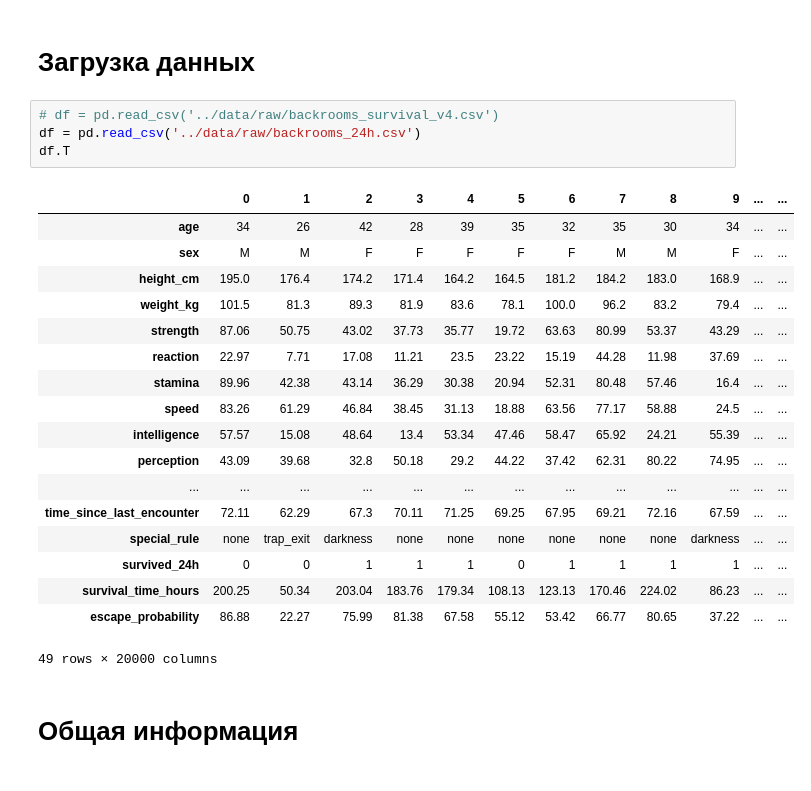
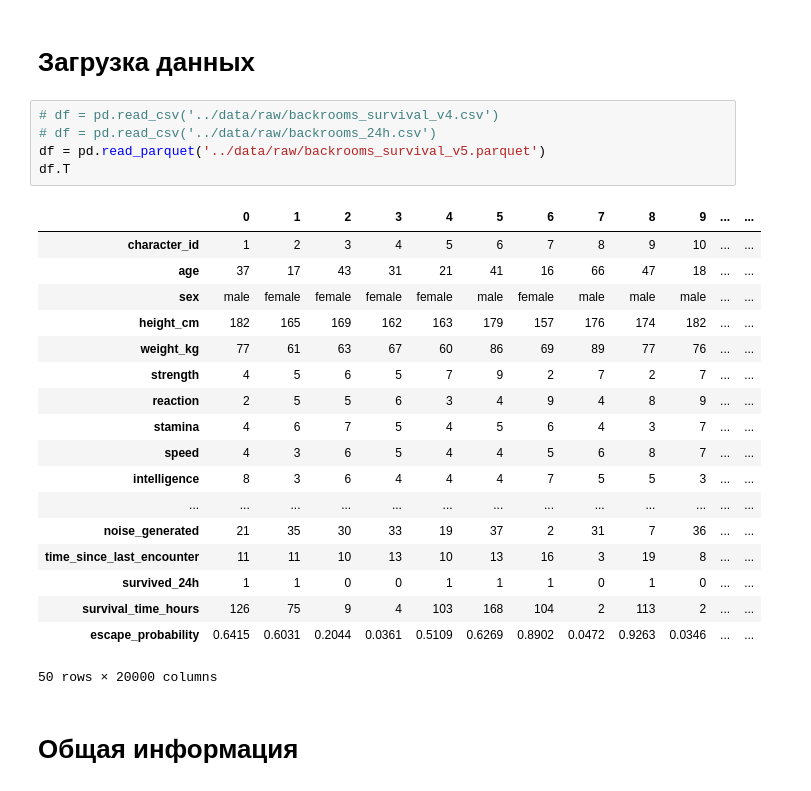
Before and after one commit to ZimBazo/BackroomsML, a Jupyter notebook: notebooks/1_EDA.ipynb, the cells around one changed output. Drawn from its saved outputs; the diff is of its cells as text.

```diff
--- a/notebooks/1_EDA.ipynb
+++ b/notebooks/1_EDA.ipynb
@@ -12,27 +12,28 @@ sns.set_palette("mako")
 # Загрузка данных
 # %%
 # df = pd.read_csv('../data/raw/backrooms_survival_v4.csv')
-df = pd.read_csv('../data/raw/backrooms_24h.csv')
+# df = pd.read_csv('../data/raw/backrooms_24h.csv')
+df = pd.read_parquet('../data/raw/backrooms_survival_v5.parquet')
 df.T
 # %% [output]
 |  | 0 | 1 | 2 | 3 | 4 | 5 | 6 | 7 | 8 | 9 | ... | ... |
-| age | 34 | 26 | 42 | 28 | 39 | 35 | 32 | 35 | 30 | 34 | ... | ... |
-| sex | M | M | F | F | F | F | F | M | M | F | ... | ... |
-| height_cm | 195.0 | 176.4 | 174.2 | 171.4 | 164.2 | 164.5 | 181.2 | 184.2 | 183.0 | 168.9 | ... | ... |
-| weight_kg | 101.5 | 81.3 | 89.3 | 81.9 | 83.6 | 78.1 | 100.0 | 96.2 | 83.2 | 79.4 | ... | ... |
-| strength | 87.06 | 50.75 | 43.02 | 37.73 | 35.77 | 19.72 | 63.63 | 80.99 | 53.37 | 43.29 | ... | ... |
-| reaction | 22.97 | 7.71 | 17.08 | 11.21 | 23.5 | 23.22 | 15.19 | 44.28 | 11.98 | 37.69 | ... | ... |
-| stamina | 89.96 | 42.38 | 43.14 | 36.29 | 30.38 | 20.94 | 52.31 | 80.48 | 57.46 | 16.4 | ... | ... |
-| speed | 83.26 | 61.29 | 46.84 | 38.45 | 31.13 | 18.88 | 63.56 | 77.17 | 58.88 | 24.5 | ... | ... |
-| intelligence | 57.57 | 15.08 | 48.64 | 13.4 | 53.34 | 47.46 | 58.47 | 65.92 | 24.21 | 55.39 | ... | ... |
-| perception | 43.09 | 39.68 | 32.8 | 50.18 | 29.2 | 44.22 | 37.42 | 62.31 | 80.22 | 74.95 | ... | ... |
+| character_id | 1 | 2 | 3 | 4 | 5 | 6 | 7 | 8 | 9 | 10 | ... | ... |
+| age | 37 | 17 | 43 | 31 | 21 | 41 | 16 | 66 | 47 | 18 | ... | ... |
+| sex | male | female | female | female | female | male | female | male | male | male | ... | ... |
+| height_cm | 182 | 165 | 169 | 162 | 163 | 179 | 157 | 176 | 174 | 182 | ... | ... |
+| weight_kg | 77 | 61 | 63 | 67 | 60 | 86 | 69 | 89 | 77 | 76 | ... | ... |
+| strength | 4 | 5 | 6 | 5 | 7 | 9 | 2 | 7 | 2 | 7 | ... | ... |
+| reaction | 2 | 5 | 5 | 6 | 3 | 4 | 9 | 4 | 8 | 9 | ... | ... |
+| stamina | 4 | 6 | 7 | 5 | 4 | 5 | 6 | 4 | 3 | 7 | ... | ... |
+| speed | 4 | 3 | 6 | 5 | 4 | 4 | 5 | 6 | 8 | 7 | ... | ... |
+| intelligence | 8 | 3 | 6 | 4 | 4 | 4 | 7 | 5 | 5 | 3 | ... | ... |
 | ... | ... | ... | ... | ... | ... | ... | ... | ... | ... | ... | ... | ... |
-| time_since_last_encounter | 72.11 | 62.29 | 67.3 | 70.11 | 71.25 | 69.25 | 67.95 | 69.21 | 72.16 | 67.59 | ... | ... |
-| special_rule | none | trap_exit | darkness | none | none | none | none | none | none | darkness | ... | ... |
-| survived_24h | 0 | 0 | 1 | 1 | 1 | 0 | 1 | 1 | 1 | 1 | ... | ... |
-| survival_time_hours | 200.25 | 50.34 | 203.04 | 183.76 | 179.34 | 108.13 | 123.13 | 170.46 | 224.02 | 86.23 | ... | ... |
-| escape_probability | 86.88 | 22.27 | 75.99 | 81.38 | 67.58 | 55.12 | 53.42 | 66.77 | 80.65 | 37.22 | ... | ... |
+| noise_generated | 21 | 35 | 30 | 33 | 19 | 37 | 2 | 31 | 7 | 36 | ... | ... |
+| time_since_last_encounter | 11 | 11 | 10 | 13 | 10 | 13 | 16 | 3 | 19 | 8 | ... | ... |
+| survived_24h | 1 | 1 | 0 | 0 | 1 | 1 | 1 | 0 | 1 | 0 | ... | ... |
+| survival_time_hours | 126 | 75 | 9 | 4 | 103 | 168 | 104 | 2 | 113 | 2 | ... | ... |
+| escape_probability | 0.6415 | 0.6031 | 0.2044 | 0.0361 | 0.5109 | 0.6269 | 0.8902 | 0.0472 | 0.9263 | 0.0346 | ... | ... |
-49 rows × 20000 columns
+50 rows × 20000 columns
 # %% [markdown]
 # Общая информация
 # %%
```
Also changed, not shown: parts of 13 cells of this notebook, 9 other files.
